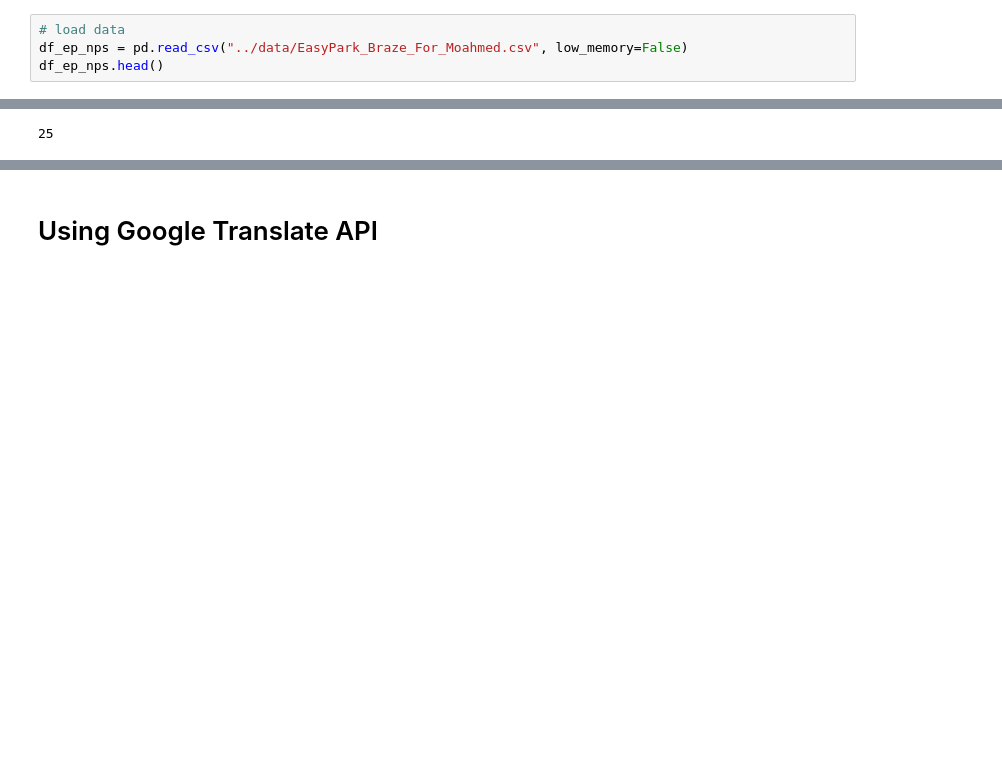
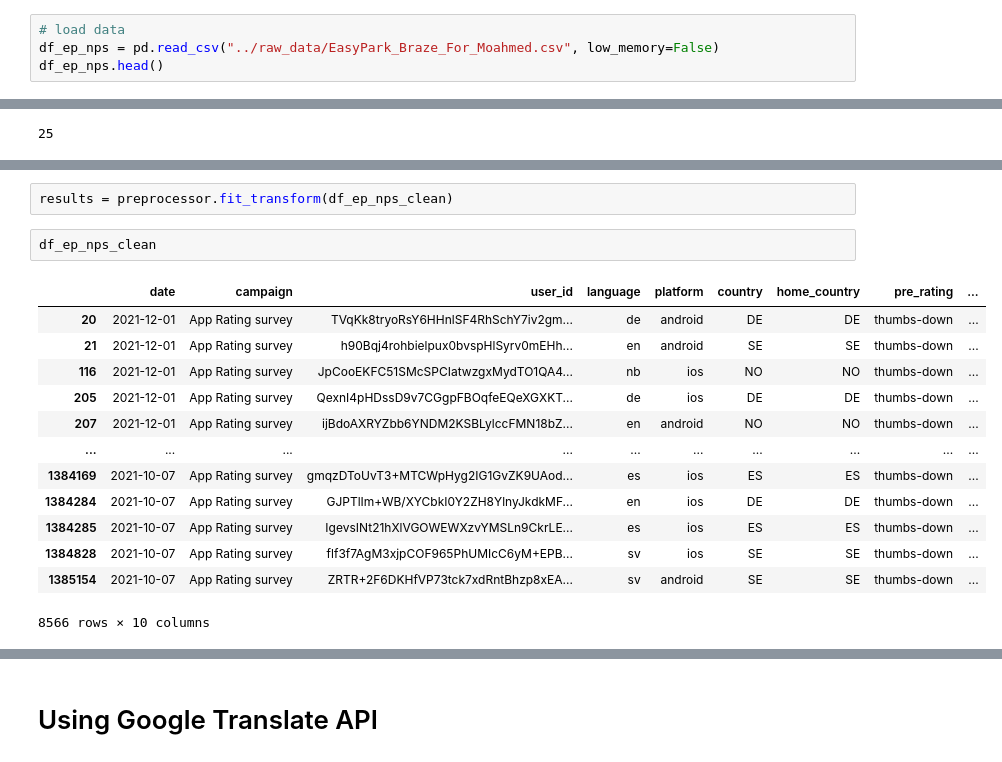
Before and after one commit to moe221/nps_sentiment_analysis, a Jupyter notebook: notebooks/EasyPark - Sentiment Analysis.ipynb, the cells around one changed output, grey strips where cells are left out. Cells and saved outputs as stored; diff of their text form; blank space fills up the shorter version.

```diff
--- a/notebooks/EasyPark - Sentiment Analysis.ipynb
+++ b/notebooks/EasyPark - Sentiment Analysis.ipynb
@@ -33,7 +41,7 @@ pd.set_option('display.max_columns', None)
 I have the data saved as a CSV file which I will now load in
 # %%
 # load data
-df_ep_nps = pd.read_csv("../data/EasyPark_Braze_For_Moahmed.csv", low_memory=False)
+df_ep_nps = pd.read_csv("../raw_data/EasyPark_Braze_For_Moahmed.csv", low_memory=False)
 df_ep_nps.head()
 # %% [output]
 |  | campaign | user_id | nps_rating | nps_detractors_feedback | business_unit | language | platform | country | ... |
@@ -255,0 +374,18 @@ The most common feedback language is Swedish, followed by Spanish and Norwegian
+# %%
+results = preprocessor.fit_transform(df_ep_nps_clean)
+# %%
+df_ep_nps_clean
+# %% [output]
+|  | date | campaign | user_id | language | platform | country | home_country | pre_rating | ... |
+| 20 | 2021-12-01 | App Rating survey | TVqKk8tryoRsY6HHnlSF4RhSchY7iv2gm... | de | android | DE | DE | thumbs-down | ... |
+| 21 | 2021-12-01 | App Rating survey | h90Bqj4rohbielpux0bvspHlSyrv0mEHh... | en | android | SE | SE | thumbs-down | ... |
+| 116 | 2021-12-01 | App Rating survey | JpCooEKFC51SMcSPCIatwzgxMydTO1QA4... | nb | ios | NO | NO | thumbs-down | ... |
+| 205 | 2021-12-01 | App Rating survey | QexnI4pHDssD9v7CGgpFBOqfeEQeXGXKT... | de | ios | DE | DE | thumbs-down | ... |
+| 207 | 2021-12-01 | App Rating survey | ijBdoAXRYZbb6YNDM2KSBLylccFMN18bZ... | en | android | NO | NO | thumbs-down | ... |
+| ... | ... | ... | ... | ... | ... | ... | ... | ... | ... |
+| 1384169 | 2021-10-07 | App Rating survey | gmqzDToUvT3+MTCWpHyg2IG1GvZK9UAod... | es | ios | ES | ES | thumbs-down | ... |
+| 1384284 | 2021-10-07 | App Rating survey | GJPTlIm+WB/XYCbkI0Y2ZH8YlnyJkdkMF... | en | ios | DE | DE | thumbs-down | ... |
+| 1384285 | 2021-10-07 | App Rating survey | IgevsINt21hXlVGOWEWXzvYMSLn9CkrLE... | es | ios | ES | ES | thumbs-down | ... |
+| 1384828 | 2021-10-07 | App Rating survey | flf3f7AgM3xjpCOF965PhUMIcC6yM+EPB... | sv | ios | SE | SE | thumbs-down | ... |
+| 1385154 | 2021-10-07 | App Rating survey | ZRTR+2F6DKHfVP73tck7xdRntBhzp8xEA... | sv | android | SE | SE | thumbs-down | ... |
+8566 rows × 10 columns
```
Also changed, not shown: parts of 20 cells of this notebook.
